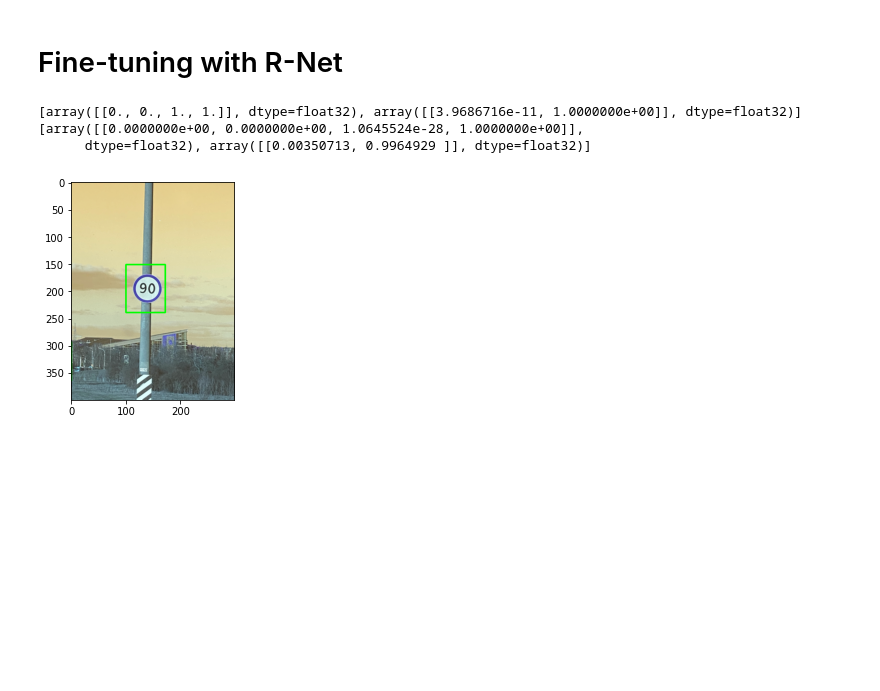
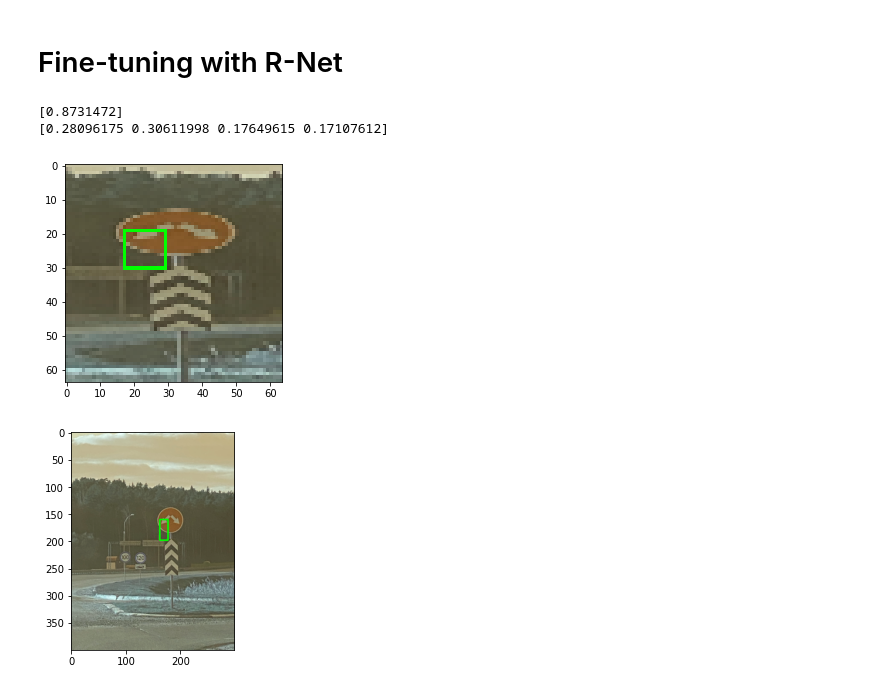
Before and after one commit to hieubkvn123/face_recognition, a Jupyter notebook: mtcnn_impl/R_Net_Training.ipynb, the cells around one changed output. Drawn from its saved outputs; the diff is of its cells as text; code cells hidden in the pictures; blank space fills up the shorter version.

```diff
--- a/mtcnn_impl/R_Net_Training.ipynb
+++ b/mtcnn_impl/R_Net_Training.ipynb
@@ -15,6 +15,7 @@ from sklearn.preprocessing import OneHotEncoder
 import tensorflow as tf
 from tensorflow.keras.layers import *
 from tensorflow.keras.models import Model
+from tensorflow.keras import applications
 from tensorflow.keras import backend as K
 from tensorflow.keras.optimizers import Adam
 from tensorflow.keras.metrics import MeanIoU
@@ -23,7 +24,7 @@ from tensorflow.keras.callbacks import TensorBoard, ModelCheckpoint
 from tensorflow.keras.losses import MeanSquaredError, BinaryCrossentropy
 
 ### Some constants ###
-input_dim = (48, 48, 3)
+input_dim = (64, 64, 3)
 epochs = 3000
 batch_size = 16
 validation_size = 0.2
@@ -496,7 +520,7 @@ def __nms(boxes, s, threshold, method):
 
     return pick
 # %%
-test_path = os.path.join(train_dir, 'road789.png')
+test_path = os.path.join(train_dir, 'road717.png')
 threshold = 0.5
 nms_threshold = 0.3
 scale_factor = 2.0
@@ -541,8 +565,8 @@ for i, image in enumerate(images):
 
     ### Showing confidence map ###
     conf_map = confidence[:, :, 1]
-    conf_map[conf_map > 0.7] = 255
-    conf_map[conf_map <= 0.7] = 0
+    conf_map[conf_map > 0.8] = 255
+    conf_map[conf_map <= 0.8] = 0
     conf_map = (conf_map * 255).astype(np.uint8)
     contours, hierarchy = cv2.findContours(conf_map, cv2.RETR_TREE, cv2.CHAIN_APPROX_SIMPLE)
 
@@ -560,10 +584,15 @@ print('[INFO] Performing nms ... ')
 pick = __nms(np.array(boxes), np.ones((len(boxes))), nms_threshold, 'Min')
 crops = []
 bboxes = []
-for i in pick:#range(len(boxes)):
+padding = 0.3
+for i in range(len(boxes)):
     x,y,w,h = boxes[i]
+    x = max(0, x - int(w*padding))
+    y = max(0, y - int(h*padding))
+    w = min(raw_img.shape[1], w + 2*int(w*padding))
+    h = min(raw_img.shape[0], h + 2*int(h*padding))
 
-    crop = raw_img[y:y+h, x:x+w]
+    crop = cv2.imread(test_path)[y:y+h, x:x+w]
     cv2.rectangle(raw_img, (x,y), (x+w, y+h), (0,0,255),2)
 
     crops.append(crop)
@@ -598,32 +627,45 @@ None
 # Fine-tuning with R-Net
 # %%
 rnet_bboxes = []
+rnet_confidences = []
 for (crop, (x,y,w,h)) in zip(crops, bboxes):
     H, W = crop.shape[:2]
+    crop = (crop - 127.5) / 127.5
     crop_ = cv2.resize(crop, (input_dim[0], input_dim[1]))
     prediction = rnet.predict(np.array([crop_]))
 
-    bbox = prediction[0][0]
-    confidence = prediction[1][:,1]
+    img = (crop_.copy() * 127.5 + 127.5).astype('uint8')
 
-    if(confidence < 0.7):
-        continue
+    bbox = prediction[1][0]
+    confidence = prediction[0][:,1]
 
-    x_, y_, w, h = (bbox * np.array([W, H, W, H])).astype(np.uint8)
-    x += x_
-    y += y_
+    if(confidence < 0.8) : continue
+    print(confidence)
+    # x_, y_, w, h = (bbox * np.array([W, H, W, H])).astype(np.uint8)
+    #x += x_
+    #y += y_
+    print(bbox)
+    x1, y1,w ,h = (bbox * np.array([W, H, W, H])).astype(np.uint8)
+    x+=x1
+    y+=y1
 
+    cv2.rectangle(img, (int(bbox[0] * 64), int(bbox[1] * 64)), (int((bbox[0]+bbox[2]) * 64), int((bbox[1]+bbox[3]) * 64)), (0,255,0))
+    plt.imshow(img)
+    plt.show()
     rnet_bboxes.append((x, y, w, h))
+    rnet_confidences.append(confidence[0])
 
 raw_img = cv2.imread(test_path)
+pick = __nms(np.array(rnet_bboxes), rnet_confidences, nms_threshold, 'Min')
 
-for (x, y, w, h) in rnet_bboxes:
+for i in pick:
+    (x, y, w, h) = rnet_bboxes[i]
     cv2.rectangle(raw_img, (x, y), (x+w, y+h), (0,255,0), 2)
 
 plt.imshow(raw_img)
 plt.show()
 # %% [output]
-[array([[0., 0., 1., 1.]], dtype=float32), array([[3.9686716e-11, 1.0000000e+00]], dtype=float32)]
-[array([[0.0000000e+00, 0.0000000e+00, 1.0645524e-28, 1.0000000e+00]],
-      dtype=float32), array([[0.00350713, 0.9964929 ]], dtype=float32)]
+[0.8731472]
+[0.28096175 0.30611998 0.17649615 0.17107612]
-[figure, old version]
+[figure, new version]
+[figure, added]
```
Also changed, not shown: parts of 7 cells of this notebook, 24 other files.
